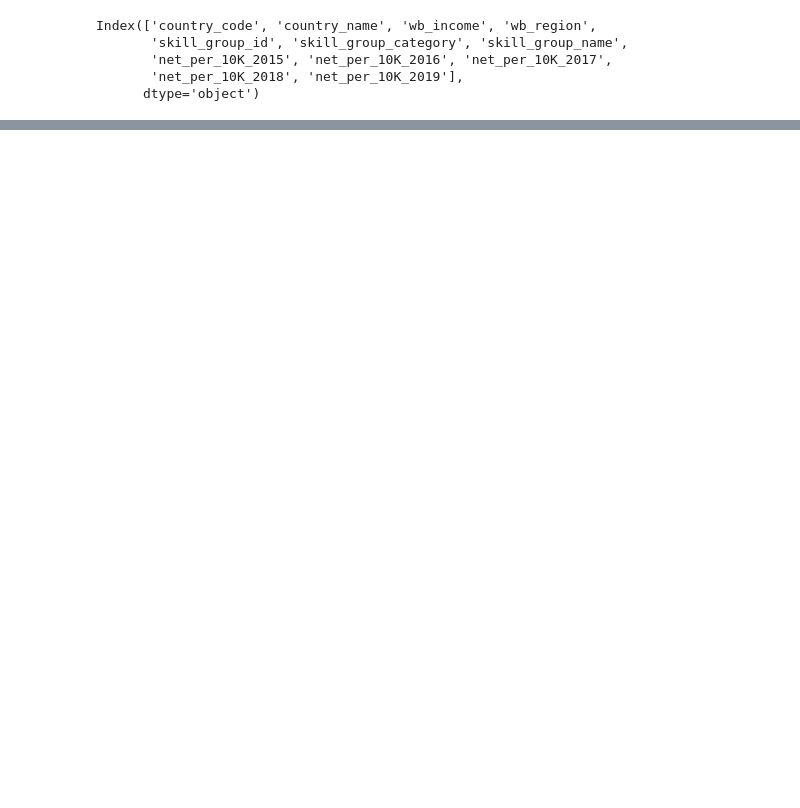
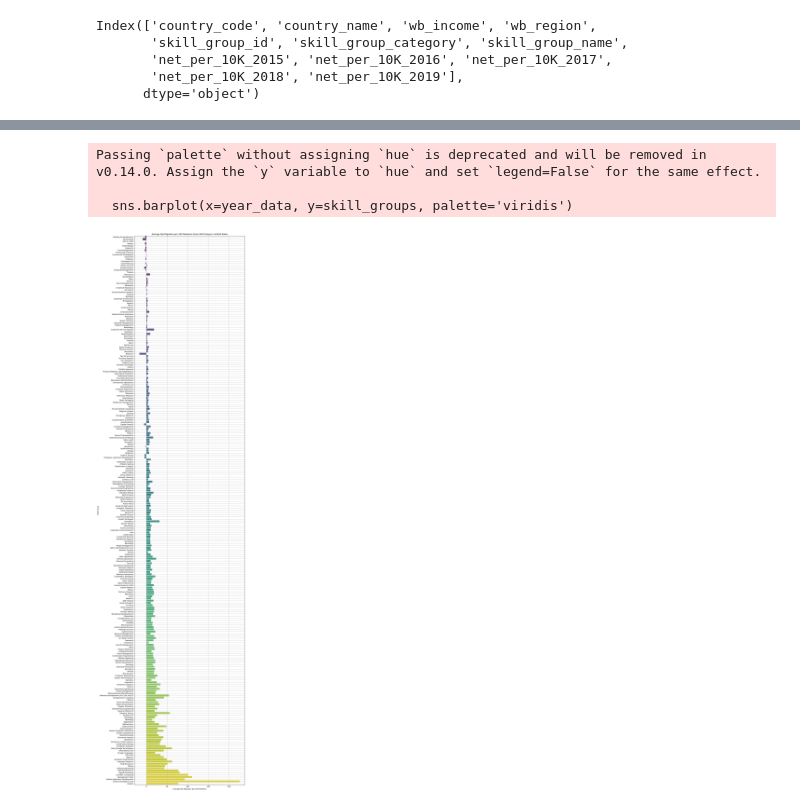
Before and after one commit to Swapnil-Giram/Clustring, a Jupyter notebook: migration.ipynb, the cells around one changed output, grey strips where cells are left out. Saved outputs shown, nothing was run; the diff lists cells and outputs as text; code cells hidden in the pictures; blank space fills up the shorter version.

```diff
--- a/migration.ipynb
+++ b/migration.ipynb
@@ -144,0 +202,21 @@ Name: count, Length: 140, dtype: int64
+# %%
+country = 'United States'
+country_data = df[df['country_name'] == country]
+
+# Calculate average net migration across skill groups
+year_data = country_data['avg_net_per_10k']  # Assuming 'avg_net_per_10k' is calculated correctly in your dataset
+skill_groups = country_data['skill_group_name']
+
+# Plotting
+plt.figure(figsize=(12, 60))
+sns.barplot(x=year_data, y=skill_groups, palette='viridis')
+plt.title(f'Average Net Migration per 10K Members Across Skill Groups in {country}')
+plt.xlabel('Average Net Migration per 10K Members')
+plt.ylabel('Skill Group')
+plt.grid(True)
+plt.show()
+# %% [output]
+Passing `palette` without assigning `hue` is deprecated and will be removed in v0.14.0. Assign the `y` variable to `hue` and set `legend=False` for the same effect.
+
+  sns.barplot(x=year_data, y=skill_groups, palette='viridis')
+[figure, added]
```
Also changed, not shown: parts of 23 cells of this notebook.
